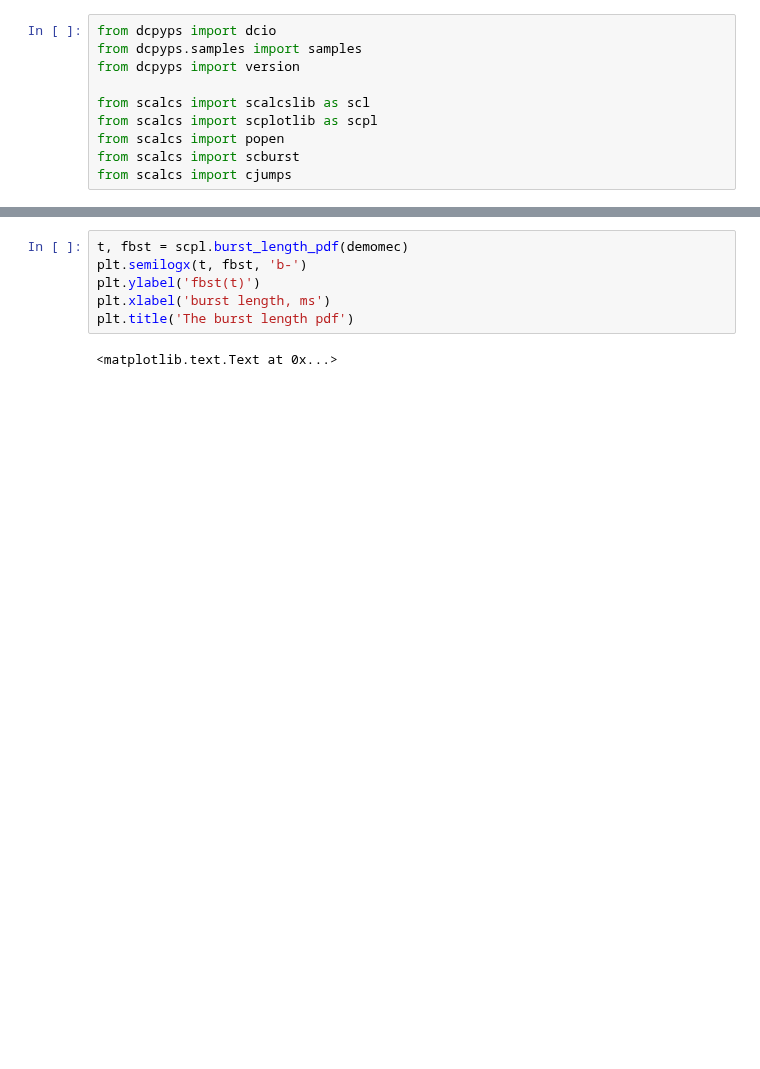
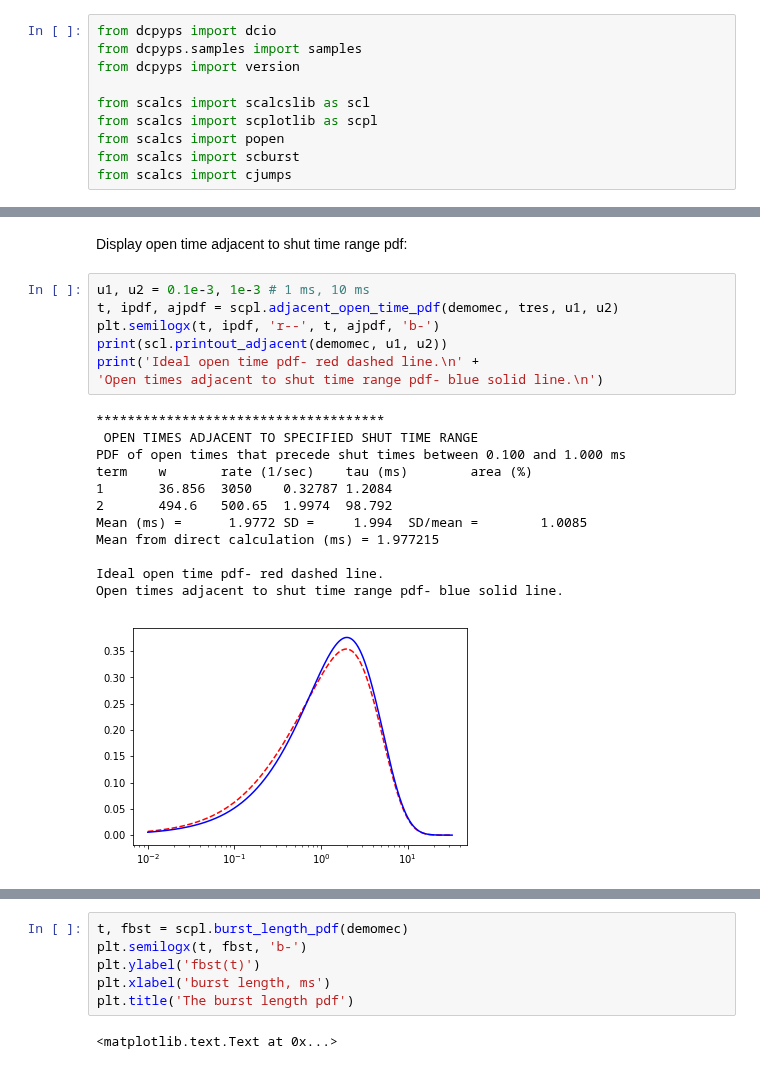
Before and after one commit to DCPROGS/SCALCS, a Jupyter notebook: notebooks/demo-scalcs.ipynb, the cells around one changed output, grey strips where cells are left out. Saved outputs shown, nothing was run; the diff lists cells and outputs as text; blank space fills up the shorter version.

```diff
--- a/notebooks/demo-scalcs.ipynb
+++ b/notebooks/demo-scalcs.ipynb
@@ -66,0 +165,22 @@ demomec.set_eff('c', conc)
+# %% [markdown]
+Display open time adjacent to shut time range pdf:
+# %%
+u1, u2 = 0.1e-3, 1e-3 # 1 ms, 10 ms
+t, ipdf, ajpdf = scpl.adjacent_open_time_pdf(demomec, tres, u1, u2)
+plt.semilogx(t, ipdf, 'r--', t, ajpdf, 'b-')
+print(scl.printout_adjacent(demomec, u1, u2))
+print('Ideal open time pdf- red dashed line.\n' +
+'Open times adjacent to shut time range pdf- blue solid line.\n')
+# %% [output]
+*************************************
+ OPEN TIMES ADJACENT TO SPECIFIED SHUT TIME RANGE
+PDF of open times that precede shut times between 0.100 and 1.000 ms
+term    w       rate (1/sec)    tau (ms)        area (%)
+1       36.856  3050    0.32787 1.2084
+2       494.6   500.65  1.9974  98.792
+Mean (ms) =      1.9772 SD =     1.994  SD/mean =        1.0085
+Mean from direct calculation (ms) = 1.977215
+
+Ideal open time pdf- red dashed line.
+Open times adjacent to shut time range pdf- blue solid line.
+[figure, added]
```
Also changed, not shown: parts of 58 cells of this notebook, 2 other files.
